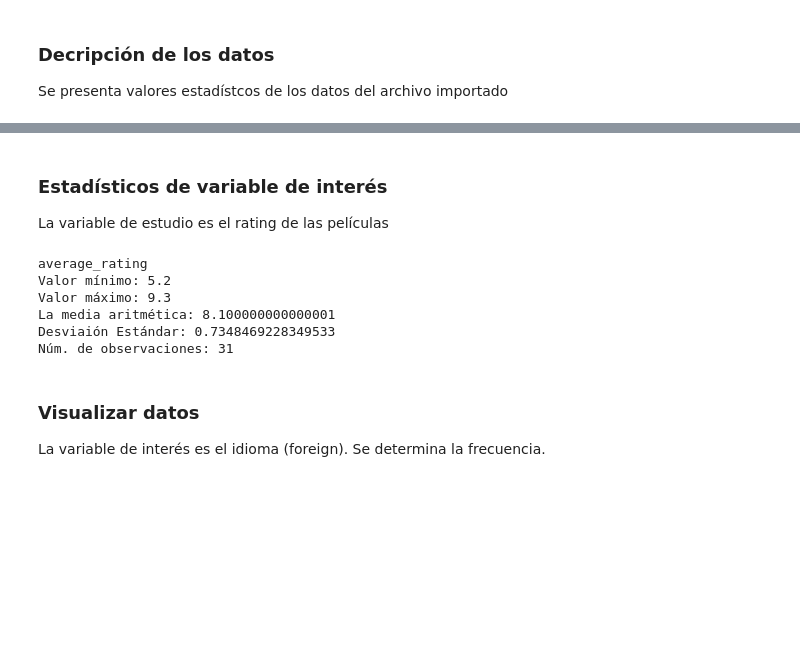
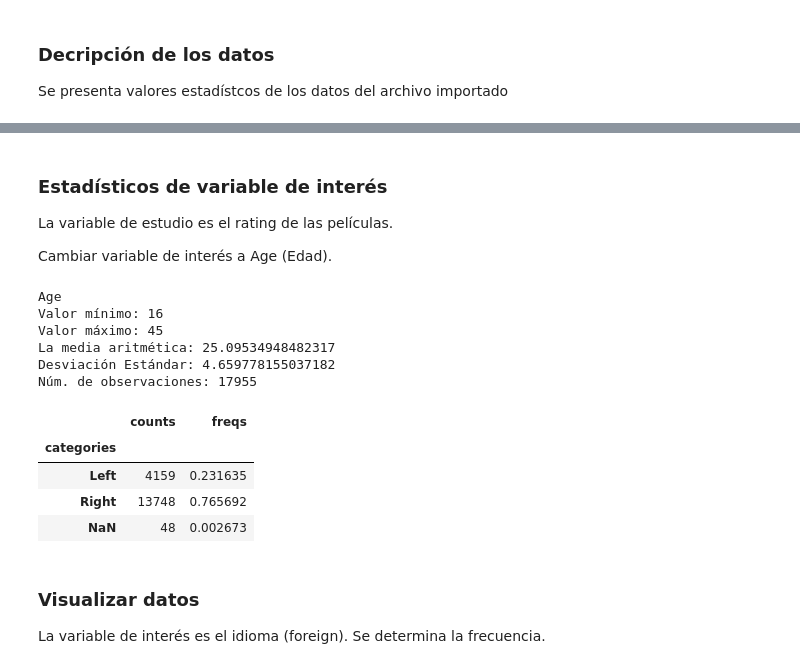
Before and after one commit to rpizarrog/Analisis-Inteligente-de-datos, a Jupyter notebook: Pyhton documentos/explorar_datos_FIFA.ipynb, the cells around one changed output, grey strips where cells are left out. Saved outputs shown, nothing was run; the diff lists cells and outputs as text; code cells hidden in the pictures; blank space fills up the shorter version.

```diff
--- a/Pyhton documentos/explorar_datos_FIFA.ipynb
+++ b/Pyhton documentos/explorar_datos_FIFA.ipynb
@@ -113,21 +133,32 @@ datos.describe()
 # %% [markdown]
 ### Estadísticos de variable de interés
 
-La variable de estudio es el rating de las películas
+La variable de estudio es el rating de las películas.
+
+Cambiar variable de interés a Age (Edad).
 # %%
-print("average_rating")
-print("Valor mínimo:", datos['average_rating'].min())
-print("Valor máximo:",datos['average_rating'].max())
-print("La media aritmética:",datos['average_rating'].mean())
-print("Desviación Estándar:",datos['average_rating'].std())
-print("Núm. de observaciones:",datos['average_rating'].count())
+print("Age")
+print("Valor mínimo:", datos['Age'].min())
+print("Valor máximo:",datos['Age'].max())
+print("La media aritmética:",datos['Age'].mean())
+print("Desviación Estándar:",datos['Age'].std())
+print("Núm. de observaciones:",datos['Age'].count())
 # %% [output]
-average_rating
-Valor mínimo: 5.2
-Valor máximo: 9.3
-La media aritmética: 8.100000000000001
-Desviaión Estándar: 0.7348469228349533
-Núm. de observaciones: 31
+Age
+Valor mínimo: 16
+Valor máximo: 45
+La media aritmética: 25.09534948482317
+Desviación Estándar: 4.659778155037182
+Núm. de observaciones: 17955
+# %%
+pie_preferido = pd.Categorical(datos['Preferred.Foot'])
+pie_preferido.describe()
+# %% [output]
+|  | counts | freqs |
+| categories |  |  |
+| Left | 4159 | 0.231635 |
+| Right | 13748 | 0.765692 |
+| NaN | 48 | 0.002673 |
 # %% [markdown]
 ### Visualizar datos
 
```
Also changed, not shown: parts of 6 cells of this notebook.
